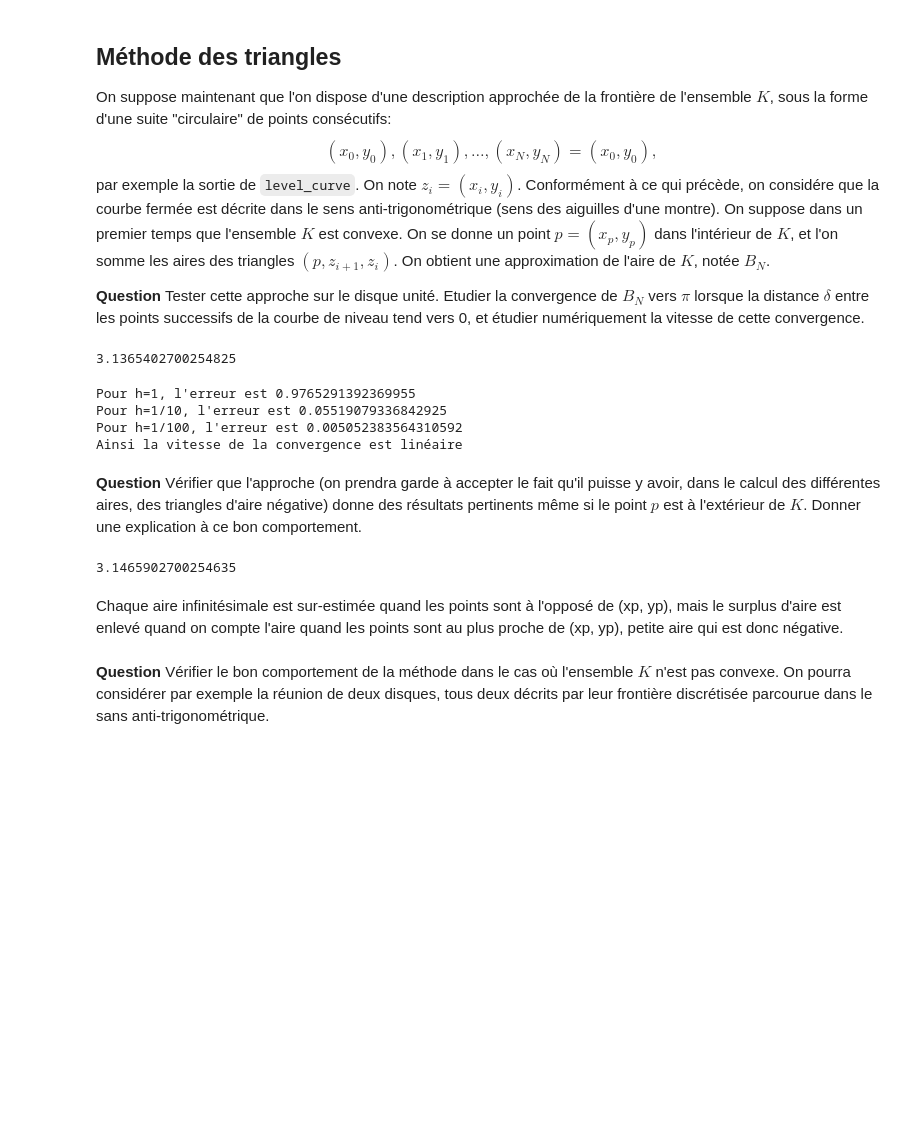
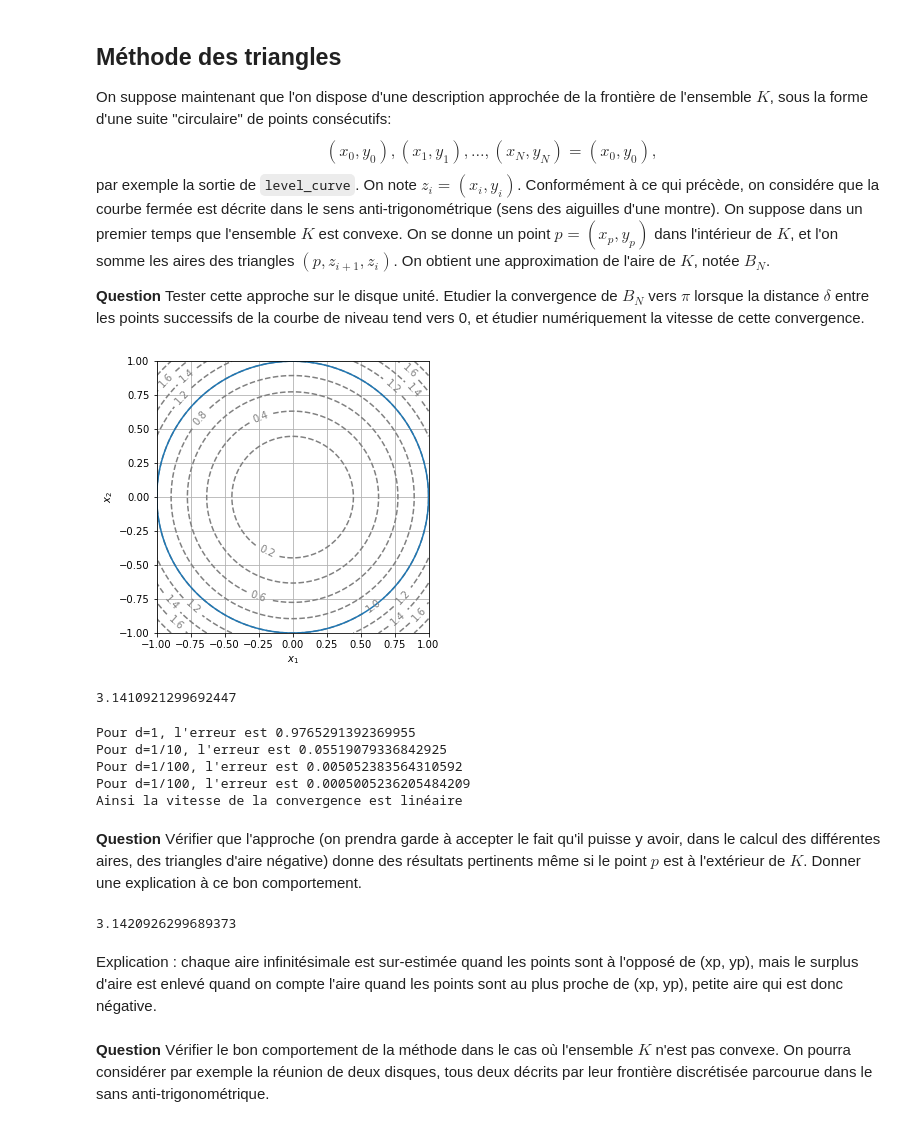
Before and after one commit to Joris-Landais/Projet-numerique-Alexia-Joris, a Jupyter notebook: Projet numérique - Calcul différentiel.ipynb, the cells around one changed output. Cells and saved outputs as stored; diff of their text form; code cells hidden in the pictures; blank space fills up the shorter version.

```diff
--- a/Projet numérique - Calcul différentiel.ipynb
+++ b/Projet numérique - Calcul différentiel.ipynb
@@ -362,35 +436,49 @@ On obtient une approximation de l'aire de $K$, notée $B_N$.
 
 **Question** Tester cette approche sur le disque unité. Etudier la convergence de $B_N$ vers $\pi$ lorsque la distance $\delta$ entre les points successifs de la courbe de niveau tend vers 0, et étudier numériquement la vitesse de cette convergence.
 # %%
-def aire_triangle(f,x0,y0,delta,xp=0,yp=0):
-    A=level_curve(f,x0,y0,delta)
+def aire_triangle(f,x0,y0,delta,N=10000,xp=0,yp=0):
+    A=level_curvebis(f,x0,y0,delta,N)
     Aire=0
     for i in range(len(A)-1) :
         Pteaire = (A[i+1,1]-A[i,1])*(xp-A[i,0])-(A[i+1,0]-A[i,0])*(yp-A[i,1])
         Aire+=Pteaire/2
     return Aire
 
-aire_triangle(f4,0.0,1.0,1/100)
+display_contour(
+    f4,
+    x=np.linspace(-1.0, 1.0, 100),
+    y=np.linspace(-1.0, 1.0, 100),
+    levels=10 # 10 levels, automatically selected
+)
+A=level_curvebis(f4,1.0,0.0,1/1000, 10000)
+X=A[:,0]
+Y=A[:,1]
+plt.plot(X,Y)
+plt.show()
+aire_triangle(f4,0.0,1.0,1/1000)
 # %% [output]
+[figure, added]
-3.1365402700254825
+3.1410921299692447
 # %%
-print(f"Pour h=1, l'erreur est {abs(aire_triangle(f4,0.0,1.0,1)-np.pi)}")
-print(f"Pour h=1/10, l'erreur est {abs(aire_triangle(f4,0.0,1.0,1/10)-np.pi)}")
-print(f"Pour h=1/100, l'erreur est {abs(aire_triangle(f4,0.0,1.0,1/100)-np.pi)}")
+print(f"Pour d=1, l'erreur est {abs(aire_triangle(f4,0.0,1.0,1)-np.pi)}")
+print(f"Pour d=1/10, l'erreur est {abs(aire_triangle(f4,0.0,1.0,1/10)-np.pi)}")
+print(f"Pour d=1/100, l'erreur est {abs(aire_triangle(f4,0.0,1.0,1/100)-np.pi)}")
+print(f"Pour d=1/100, l'erreur est {abs(aire_triangle(f4,0.0,1.0,1/1000)-np.pi)}")
 print("Ainsi la vitesse de la convergence est linéaire")
 # %% [output]
-Pour h=1, l'erreur est 0.9765291392369955
-Pour h=1/10, l'erreur est 0.05519079336842925
-Pour h=1/100, l'erreur est 0.005052383564310592
+Pour d=1, l'erreur est 0.9765291392369955
+Pour d=1/10, l'erreur est 0.05519079336842925
+Pour d=1/100, l'erreur est 0.005052383564310592
+Pour d=1/100, l'erreur est 0.0005005236205484209
 Ainsi la vitesse de la convergence est linéaire
 # %% [markdown]
 **Question** Vérifier que l'approche (on prendra garde à accepter le fait qu'il puisse y avoir, dans le calcul des différentes aires,  des triangles d'aire négative) donne des résultats pertinents même si le point $p$ est  à l'extérieur de $K$. Donner une explication à ce bon comportement.
 # %%
-print(aire_triangle(f4,0.0,1.0,1/100,2,2))
+print(aire_triangle(f4,0.0,1.0,1/1000,10000,2,2))
 # %% [output]
-3.1465902700254635
+3.1420926299689373
 # %% [markdown]
-Chaque aire infinitésimale est sur-estimée quand les points sont à l'opposé de (xp, yp), mais le surplus d'aire est enlevé quand on compte l'aire quand les points sont au plus proche de (xp, yp), petite aire qui est donc négative.
+Explication : chaque aire infinitésimale est sur-estimée quand les points sont à l'opposé de (xp, yp), mais le surplus d'aire est enlevé quand on compte l'aire quand les points sont au plus proche de (xp, yp), petite aire qui est donc négative.
 # %% [markdown]
 **Question** Vérifier le bon comportement de la méthode dans le cas où l'ensemble $K$ n'est pas convexe. On pourra considérer par exemple la réunion de deux disques, tous deux décrits par leur frontière discrétisée parcourue dans le sans anti-trigonométrique.
 # %%
```
Also changed, not shown: parts of 20 cells of this notebook.
